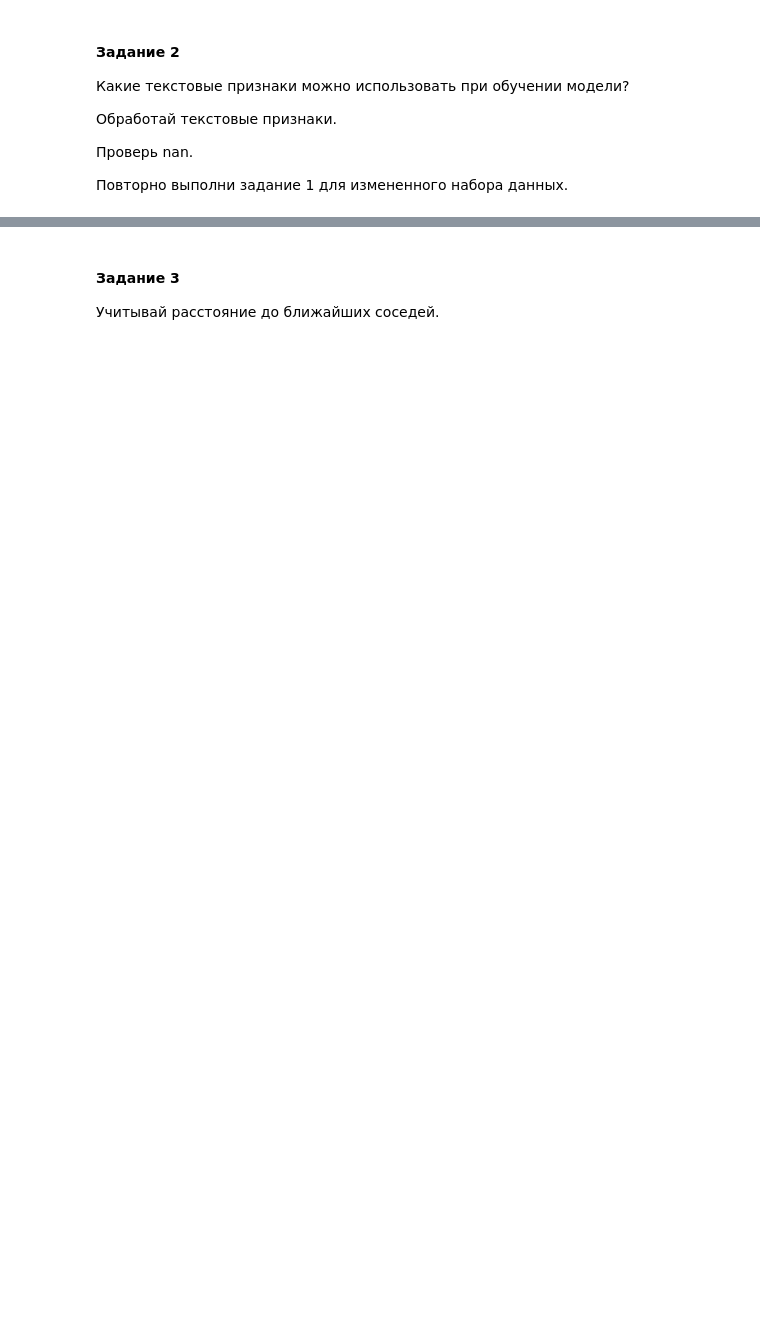
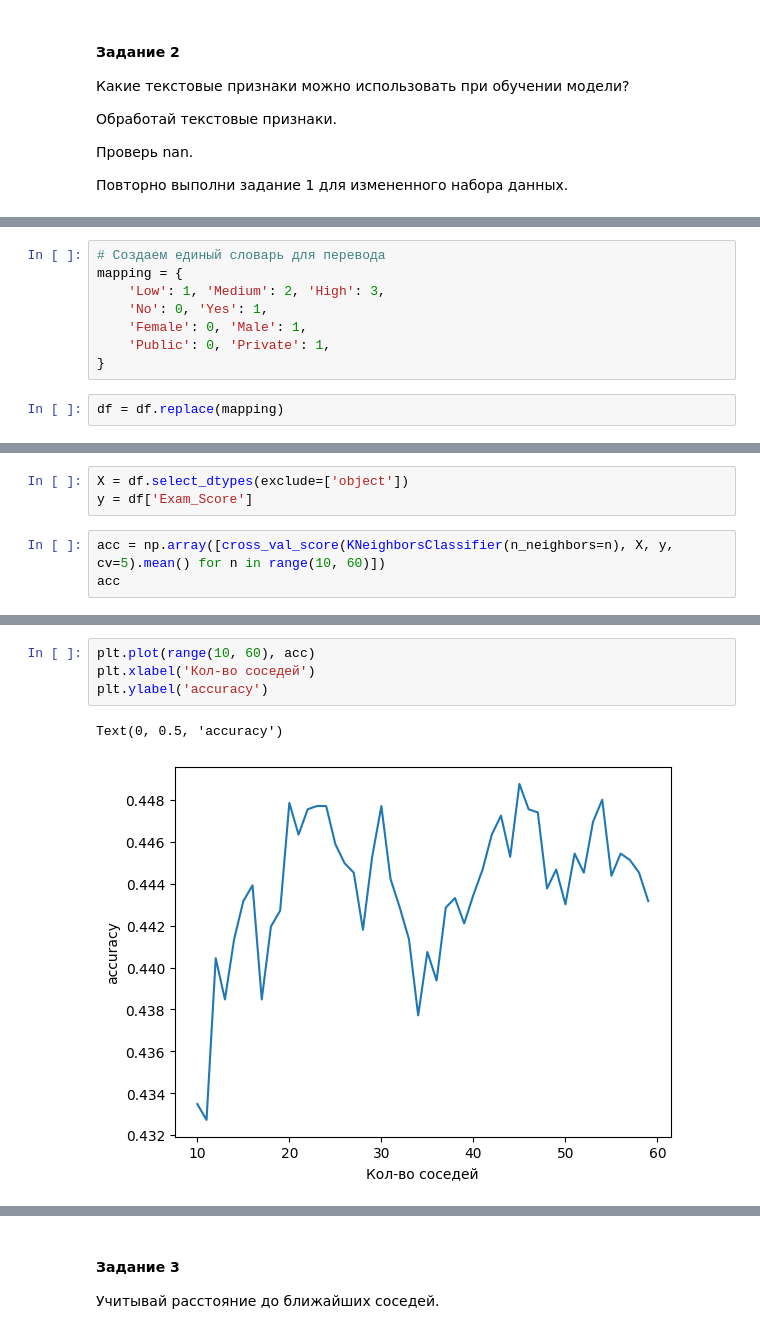
Before and after one commit to potopinc/colab, a Jupyter notebook: ML_11.ipynb, the cells around one changed output, grey strips where cells are left out. Cells and saved outputs as stored; diff of their text form; blank space fills up the shorter version.

```diff
--- a/ML_11.ipynb
+++ b/ML_11.ipynb
@@ -81,0 +303,10 @@ mapping = {
+# %%
+# Создаем единый словарь для перевода
+mapping = {
+    'Low': 1, 'Medium': 2, 'High': 3,
+    'No': 0, 'Yes': 1,
+    'Female': 0, 'Male': 1,
+    'Public': 0, 'Private': 1,
+}
+# %%
+df = df.replace(mapping)
@@ -86,0 +343,6 @@ y = pass
+# %%
+X = df.select_dtypes(exclude=['object'])
+y = df['Exam_Score']
+# %%
+acc = np.array([cross_val_score(KNeighborsClassifier(n_neighbors=n), X, y, cv=5).mean() for n in range(10, 60)])
+acc
@@ -86,0 +360,7 @@ y = pass
+# %%
+plt.plot(range(10, 60), acc)
+plt.xlabel('Кол-во соседей')
+plt.ylabel('accuracy')
+# %% [output]
+Text(0, 0.5, 'accuracy')
+[figure, added]
```
Also changed, not shown: parts of 41 cells of this notebook.
